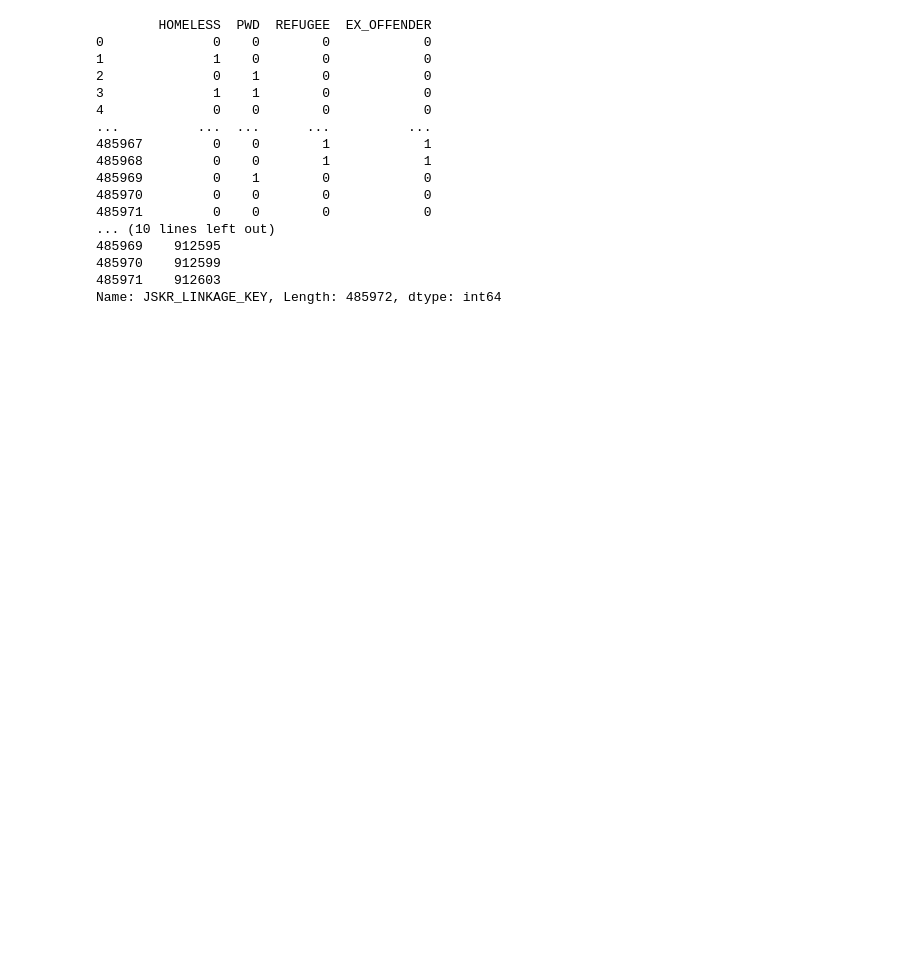
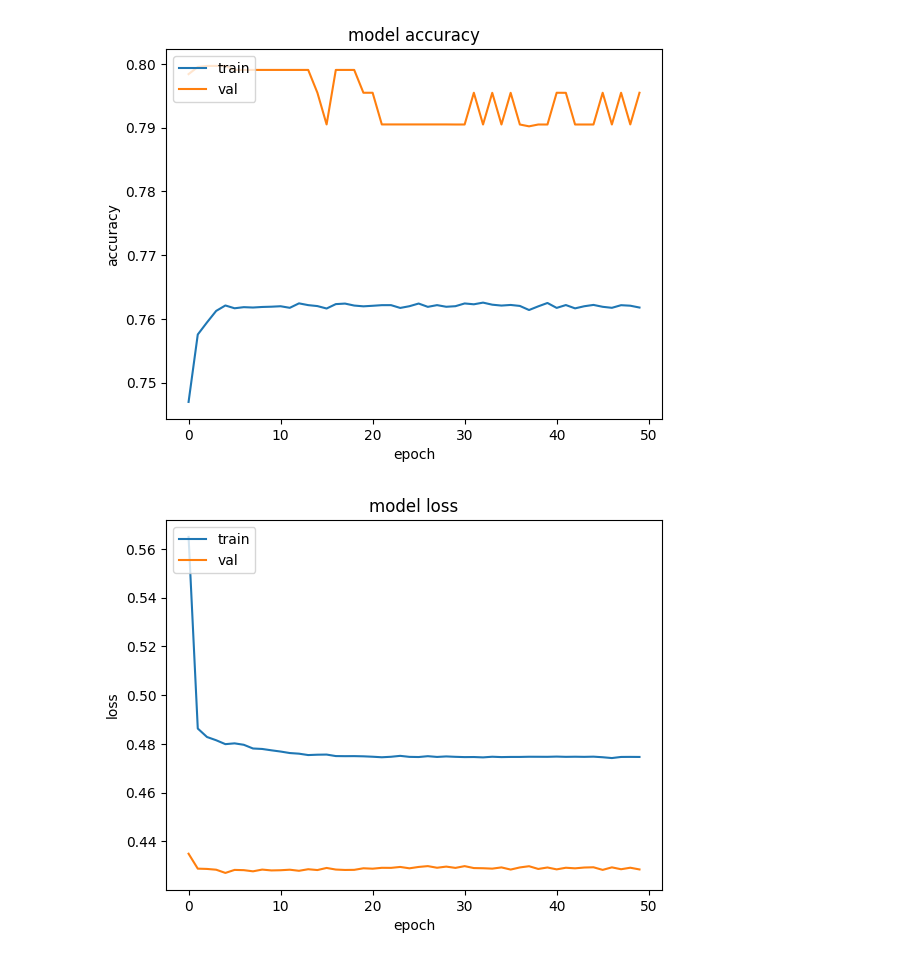
Before and after one commit to abayup14/CapstoneBangkit, a Jupyter notebook: Machine Learning/model_1/Model Stream Classifier.ipynb, the cells around one changed output. Drawn from its saved outputs; the diff is of its cells as text; code cells hidden in the pictures; blank space fills up the shorter version.

```diff
--- a/Machine Learning/model_1/Model Stream Classifier.ipynb
+++ b/Machine Learning/model_1/Model Stream Classifier.ipynb
@@ -22,15 +41,18 @@ df.head()
 # %%
 model=tf.keras.models.Sequential([
-    tf.keras.layers.Dense(6),
+    tf.keras.layers.Dense(5, activation="relu"),
     tf.keras.layers.Dense(16, activation="relu"),
     tf.keras.layers.Dense(8, activation="relu"),
-    tf.keras.layers.Dense(3, activation="softmax"),
+    tf.keras.layers.Dropout(.3),
+    tf.keras.layers.Dense(4, activation="relu"),
+    tf.keras.layers.Dense(1, activation="sigmoid")
+    # tf.keras.layers.Dense(3, activation="softmax"),
 ])
 # %%
 # col_train=['INDIGENOUS', 'HOMELESS', 'PWD', 'CALD', 'REFUGEE', 'EX_OFFENDER']
-col_train=['HOMELESS', 'PWD', 'REFUGEE', 'EX_OFFENDER']
+col_train=['HOMELESS', 'PWD', 'CALD', 'REFUGEE', 'EX_OFFENDER']
 x=df[col_train]
-y=df['JSKR_LINKAGE_KEY'].replace({"Stream A":1, "Stream B":2, "Stream C":3})
-model.compile(loss="sparse_categorical_crossentropy", optimizer="adam", metrics=['accuracy'])
-model.fit(x, y, epochs=20, validation_split=0.2)
+y=df['STREAM_TEMP']
+model.compile(loss="binary_crossentropy", optimizer="adam", metrics=['accuracy'])
+history=model.fit(x, y, epochs=50, validation_split=0.2, batch_size=1024, shuffle=True)
 # %% [output]
@@ -46,21 +76,19 @@ KeyboardInterrupt:
-# %%
-print(x)
-print(y)
-# %% [output]
-        HOMELESS  PWD  REFUGEE  EX_OFFENDER
-0              0    0        0            0
-1              1    0        0            0
-2              0    1        0            0
-3              1    1        0            0
-4              0    0        0            0
-...          ...  ...      ...          ...
-485967         0    0        1            1
-485968         0    0        1            1
-485969         0    1        0            0
-485970         0    0        0            0
-485971         0    0        0            0
-... (10 lines left out)
-485969    912595
-485970    912599
-485971    912603
-Name: JSKR_LINKAGE_KEY, Length: 485972, dtype: int64
+# %%
+plt.plot(history.history['accuracy'])
+plt.plot(history.history['val_accuracy'])
+plt.title('model accuracy')
+plt.ylabel('accuracy')
+plt.xlabel('epoch')
+plt.legend(['train', 'val'], loc='upper left')
+plt.show()
+print()
+plt.plot(history.history["loss"])
+plt.plot(history.history["val_loss"])
+plt.title("model loss")
+plt.xlabel("epoch")
+plt.ylabel("loss")
+plt.legend(["train", "val"], loc="upper left")
+plt.show()
+# %% [output]
+[figure, added]
+[figure, added]
```
Also changed, not shown: parts of 3 cells of this notebook, 1 other file.
